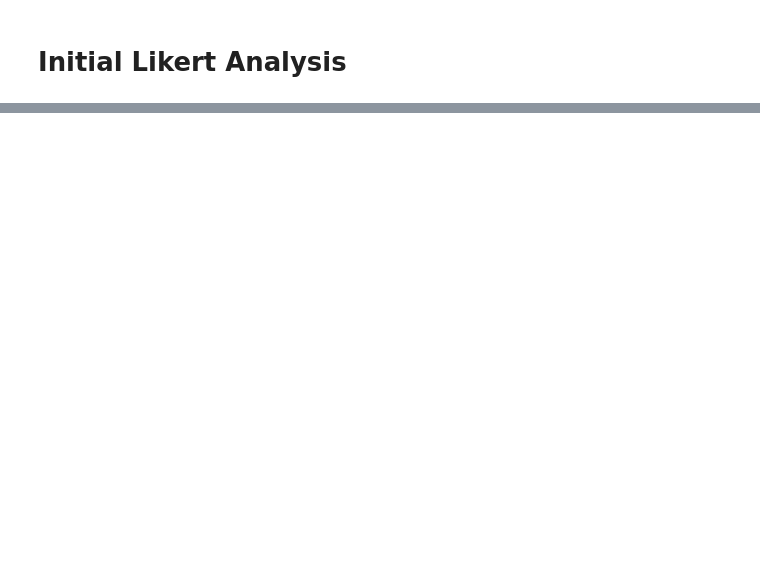
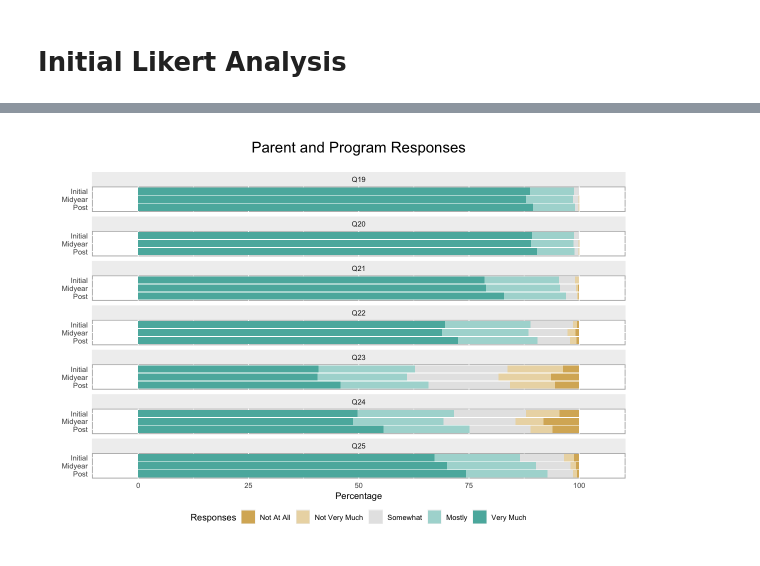
Before and after one commit to bmfores/nhsa-parentgauge, a Jupyter notebook: likert_analysis.ipynb, the cells around one changed output, grey strips where cells are left out. Drawn from its saved outputs; the diff is of its cells as text; code cells hidden in the pictures; blank space fills up the shorter version.

Commit message:
resumed data cleaning

```diff
--- a/likert_analysis.ipynb
+++ b/likert_analysis.ipynb
@@ -63,3 +9,46 @@ print(likert_plot)
+# %%
+# Create a simple data frame
+df <- data
+
+# Define the mapping of numeric responses to labels
+response_labels <- c("Not At All", "Not Very Much", "Somewhat", "Mostly", "Very Much")
+
+# Define the column names
+columns <- c("Q19", "Q20", "Q21", "Q22", "Q23", "Q24", "Q25")
+
+# Convert the Likert-scale variables to factors
+for (column in columns) {
+  df[[column]] <- factor(df[[column]], levels = 1:5, labels = response_labels)
+}
+
+# Create the likert object
+likert_data <- likert(df[, c('Q19', 'Q20', 'Q21', 'Q22', 'Q23', 'Q24', 'Q25'), drop = FALSE], grouping = df$evaluation)
+
+# Plot the likert scale grouped by "evaluation"
+likert_plot <- plot(likert_data, group.order = c("Initial", "Midyear", "Post"), centered=FALSE,
+                    plot.percent.high=FALSE, plot.percent.low=FALSE, plot.percent.neutral=FALSE)
+
+# Set the plot width
+options(repr.plot.width = 10)  # Adjust the width as needed
+
+# Adjust the plot size and legend
+likert_plot <- likert_plot +
+  theme(legend.position = "bottom",
+        legend.box.just = "left",
+        legend.box = "horizontal",
+        legend.margin = margin(t = 0, r = 0, b = 0, l = 0),
+        plot.margin = margin(15, 15, 30, 15)) +
+  guides(fill = guide_legend(nrow = 1, title="Responses"))
+
+# Set the title of the graph
+likert_plot <- likert_plot +
+  ggtitle("Parent and Program Responses") +
+  theme(plot.title = element_text(size = 18, hjust = 0.5, margin = margin(b = 20)))  # Adjust the margin of the title
+
+# display the likert plot
+print(likert_plot)
+# %% [output]
+[figure, added]
 # %%
 # Define the mapping of numeric responses to labels
 response_labels <- c("Not At All", "Not Very Much", "Somewhat", "Mostly", "Very Much")
```
Also changed, not shown: parts of 4 cells of this notebook, 9 other files.
